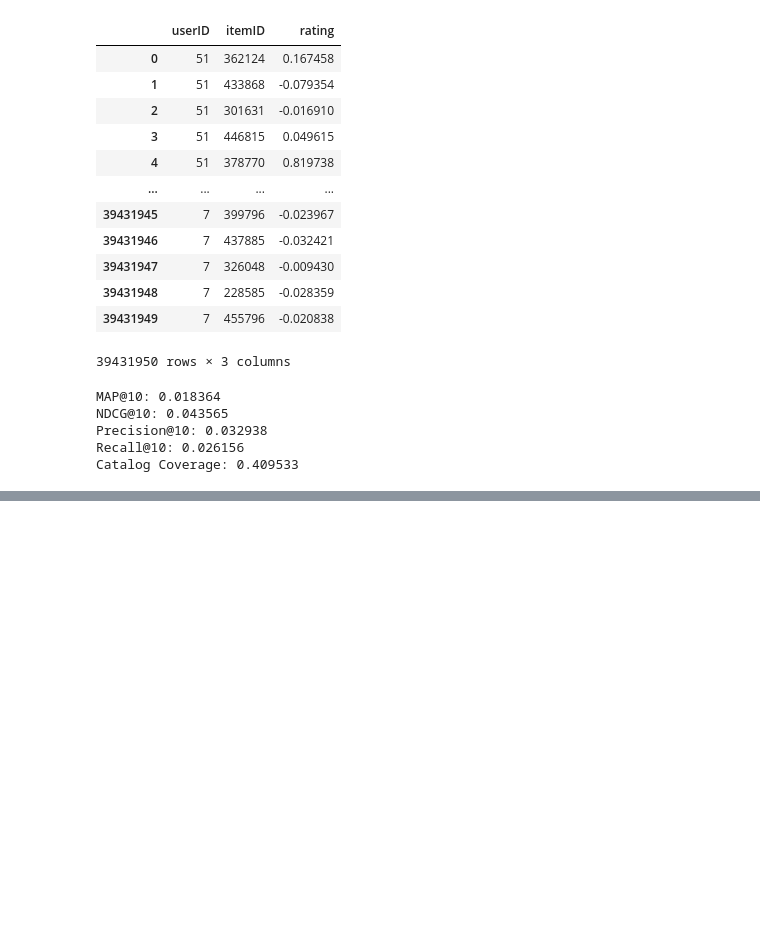
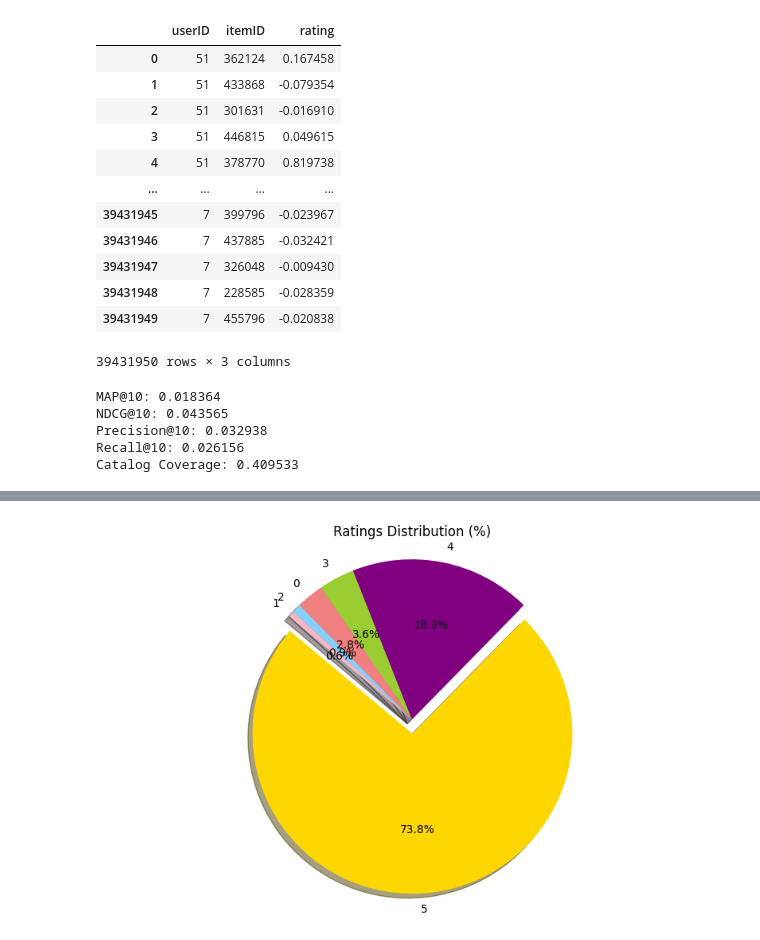
Before and after one commit to iara113/Sistemas-de-Recomenda-o, a Jupyter notebook: RS_Imp&Rec.ipynb, the cells around one changed output, grey strips where cells are left out. Cells and saved outputs as stored; diff of their text form; code cells hidden in the pictures; blank space fills up the shorter version.

```diff
--- a/RS_Imp&Rec.ipynb
+++ b/RS_Imp&Rec.ipynb
@@ -1043,0 +1243,17 @@ Catalog Coverage: 0.409533
+# %%
+rating_counts = reviews_df['rating'].value_counts()
+
+labels = rating_counts.index
+sizes = rating_counts.values
+colors = ['gold', 'purple','yellowgreen', 'lightcoral', 'lightskyblue', 'lightpink']
+explode = (0, 0, 0, 0, 0)
+explode = [0.09 if i == 0 else 0 for i in range(len(sizes))]
+plt.figure(figsize=(10, 6))
+plt.pie(sizes, explode=explode, labels=labels, colors=colors,
+        autopct='%1.1f%%', shadow=True, startangle=140)
+
+plt.title('Ratings Distribution (%)')
+plt.axis('equal')
+plt.show()
+# %% [output]
+[figure, added]
```
Also changed, not shown: parts of 190 cells of this notebook.
